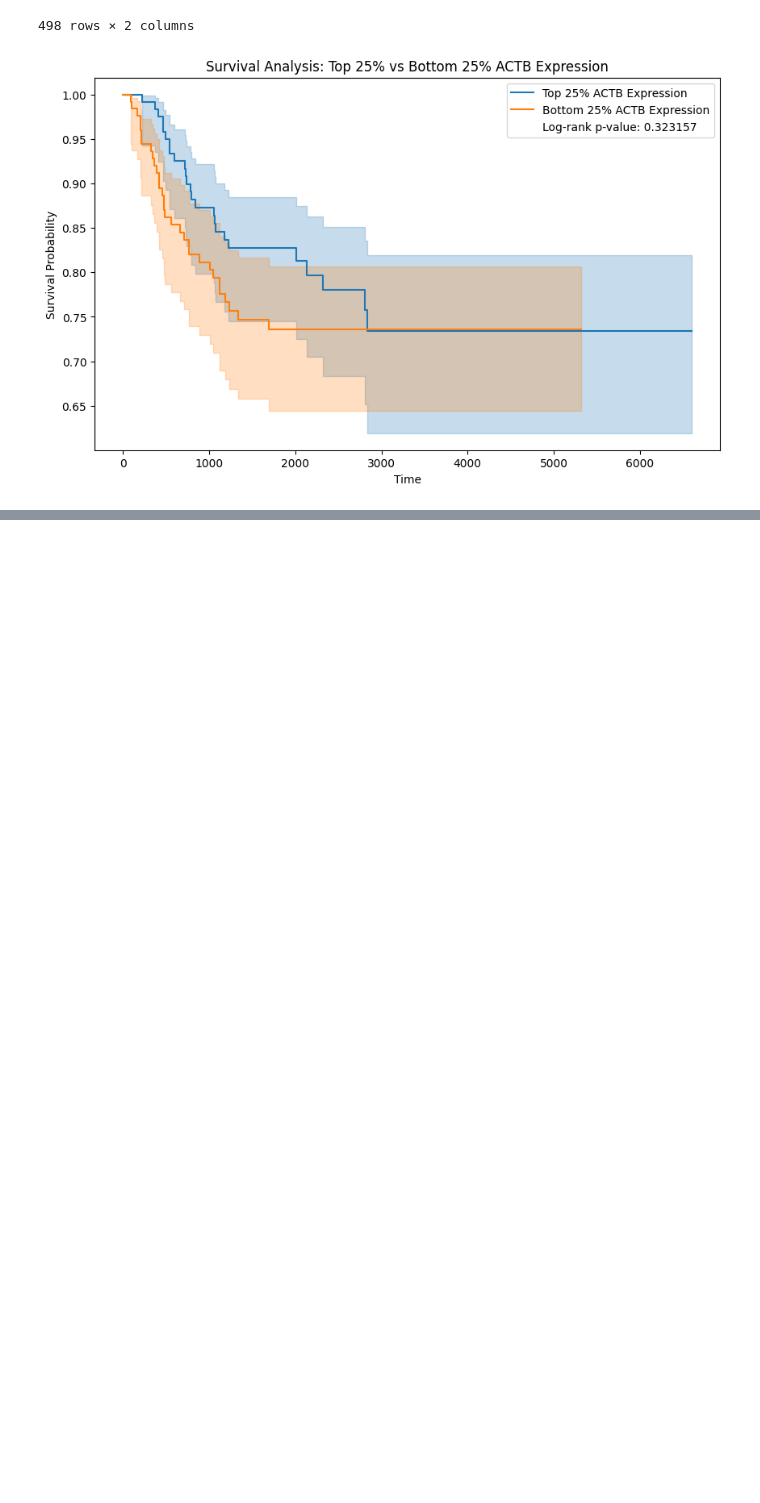
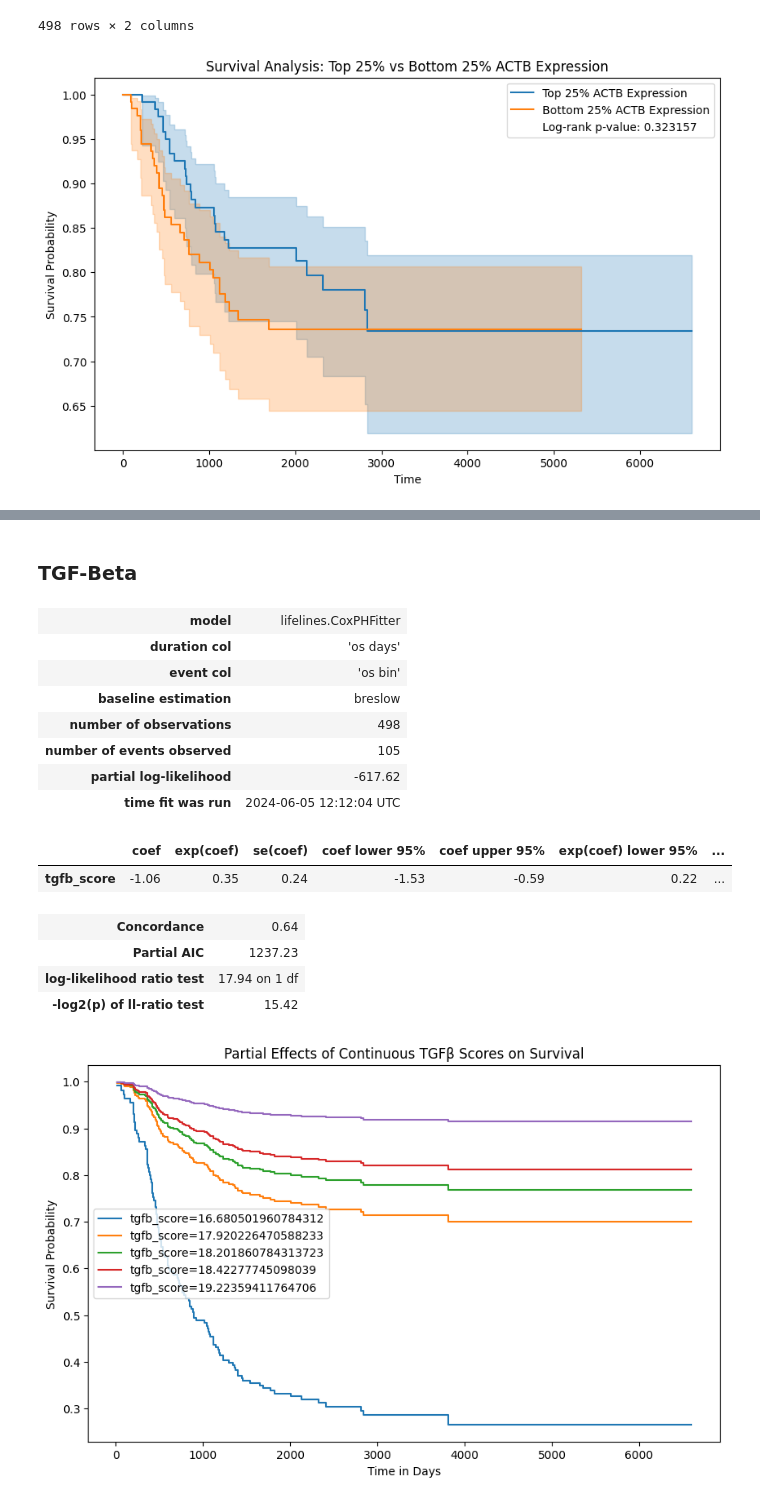
Before and after one commit to MYousry2002/Neuroblastoma-GeneSignature-Survival-BulkRNA, a Jupyter notebook: Neuroblastoma-GeneSignature-Survival-BulkRNA.ipynb, the cells around one changed output, grey strips where cells are left out. Cells and saved outputs as stored; diff of their text form; code cells hidden in the pictures; blank space fills up the shorter version.

Commit message:
Continuous Survival Analysis

```diff
--- a/Neuroblastoma-GeneSignature-Survival-BulkRNA.ipynb
+++ b/Neuroblastoma-GeneSignature-Survival-BulkRNA.ipynb
@@ -767,0 +759,37 @@ plt.show()
+# %% [markdown]
+### TGF-Beta
+# %%
+# Prepare the data for Cox Proportional Hazards model
+cox_data = data[['os days', 'os bin', 'tgfb_score']].dropna()
+
+# Instantiate the Cox Proportional Hazards model
+cph = CoxPHFitter()
+
+# Fit the model
+cph.fit(cox_data, duration_col='os days', event_col='os bin')
+
+# Display the results
+cph.print_summary()
+
+# Plotting the effect of TGFβ scores on survival
+cph.plot_partial_effects_on_outcome(covariates='tgfb_score', values=[cox_data['tgfb_score'].min(), cox_data['tgfb_score'].quantile(0.25), cox_data['tgfb_score'].median(), cox_data['tgfb_score'].quantile(0.75), cox_data['tgfb_score'].max()], plot_baseline=False, figsize=(10, 6))
+plt.title('Partial Effects of Continuous TGFβ Scores on Survival')
+plt.xlabel('Time in Days')
+plt.ylabel('Survival Probability')
+plt.show()
+# %% [output]
+| model | lifelines.CoxPHFitter |
+| duration col | 'os days' |
+| event col | 'os bin' |
+| baseline estimation | breslow |
+| number of observations | 498 |
+| number of events observed | 105 |
+| partial log-likelihood | -617.62 |
+| time fit was run | 2024-06-05 12:12:04 UTC |
+|  | coef | exp(coef) | se(coef) | coef lower 95% | coef upper 95% | exp(coef) lower 95% | ... |
+| tgfb_score | -1.06 | 0.35 | 0.24 | -1.53 | -0.59 | 0.22 | ... |
+| Concordance | 0.64 |
+| Partial AIC | 1237.23 |
+| log-likelihood ratio test | 17.94 on 1 df |
+| -log2(p) of ll-ratio test | 15.42 |
+[figure, added]
```
Also changed, not shown: parts of 16 cells of this notebook.
